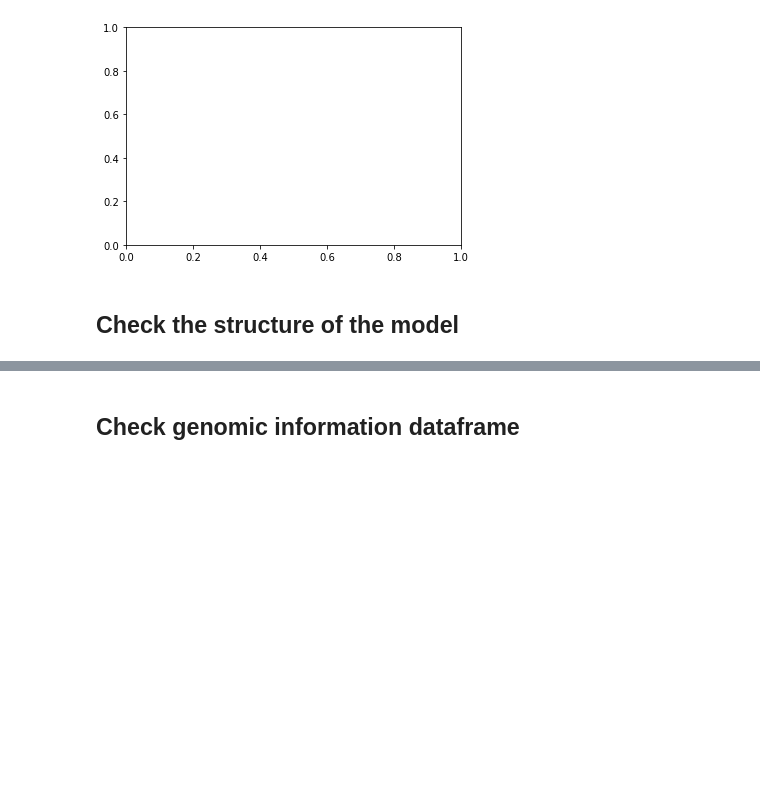
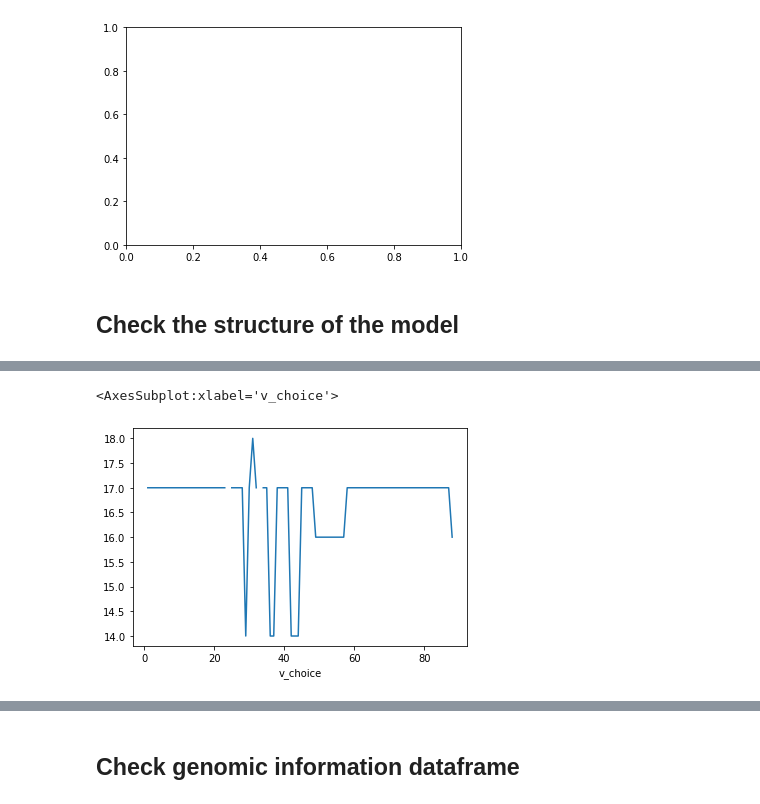
Before and after one commit to statbiophys/pygor3, a Jupyter notebook: pygor3/demo/notebooks/Testing.ipynb, the cells around one changed output, grey strips where cells are left out. Drawn from its saved outputs; the diff is of its cells as text; code cells hidden in the pictures; blank space fills up the shorter version.

```diff
--- a/pygor3/demo/notebooks/Testing.ipynb
+++ b/pygor3/demo/notebooks/Testing.ipynb
@@ -32,0 +28,4 @@ task0.mdl.plot_Bayes_network()
+# %%
+import pygor3 as p3
+mdl = p3.IgorModel.load_default("human", "tcr_beta")
+mdl['v_choice'], mdl.V_anchors
@@ -32,0 +52,9 @@ task0.mdl.plot_Bayes_network()
+# %%
+da_n_V = mdl['v_choice'].to_dataframe('P')
+da_n_V['anchors'] = mdl.V_anchors
+da_n_V
+da_n_V["n_V"] = da_n_V.apply(lambda x: len(x['seq__v_choice']) - x['anchors'], axis=1 )
+da_n_V['n_V'].plot()
+# %% [output]
+<AxesSubplot:xlabel='v_choice'>
+[figure, added]
```
Also changed, not shown: parts of 5 cells of this notebook, 5 other files.
